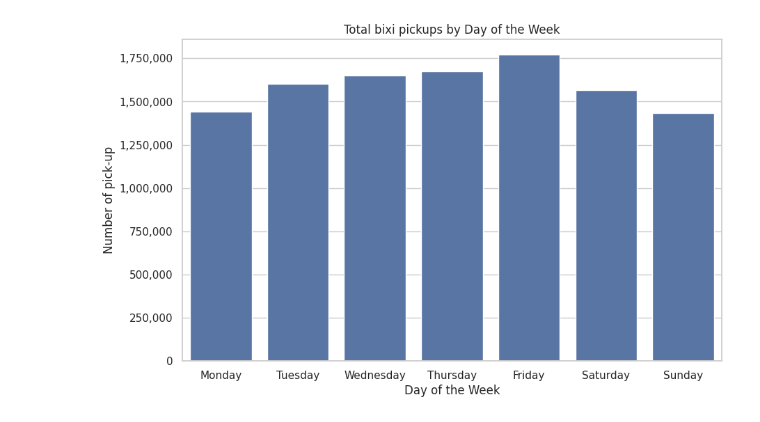
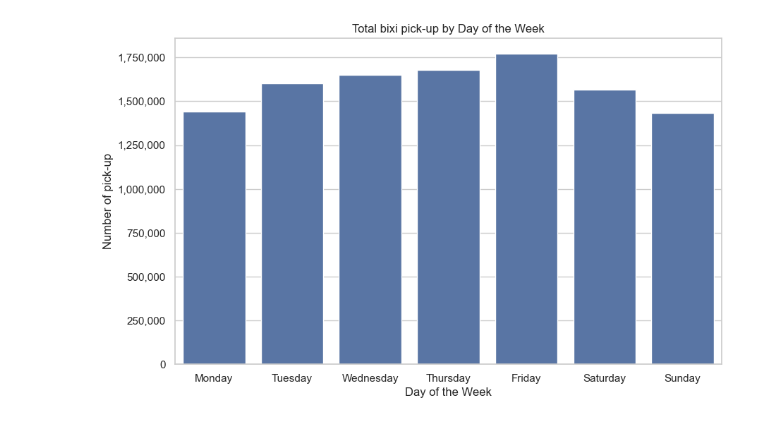
Before and after one commit to savardmaxime/Bixi-2023-stations-balance, a Jupyter notebook: eda_time.ipynb, the cells around one changed output. Cells and saved outputs as stored; diff of their text form; code cells hidden in the pictures.

```diff
--- a/eda_time.ipynb
+++ b/eda_time.ipynb
@@ -44,13 +43,13 @@ dotw.columns = ['count']
 # %%
 fig, ax = plt.subplots(figsize=[10,6])
 sns.barplot(data=dotw, x='day_name', y='count')
 ax.yaxis.set_major_formatter(ticker.StrMethodFormatter("{x:,.0f}"))
-plt.title('Total bixi pickups by Day of the Week')
+plt.title('Total bixi pick-up by Day of the Week')
 plt.xlabel('Day of the Week')
 plt.ylabel('Number of pick-up')
 plt.show()
 # %% [output]
-[figure, old version]
+[figure, new version]
 # %%
 hour_df = df.copy()
 hour_df['dotw'] = hour_df['start_timestamp'].dt.hour
```
Also changed, not shown: parts of 4 cells of this notebook, 4 other files.
